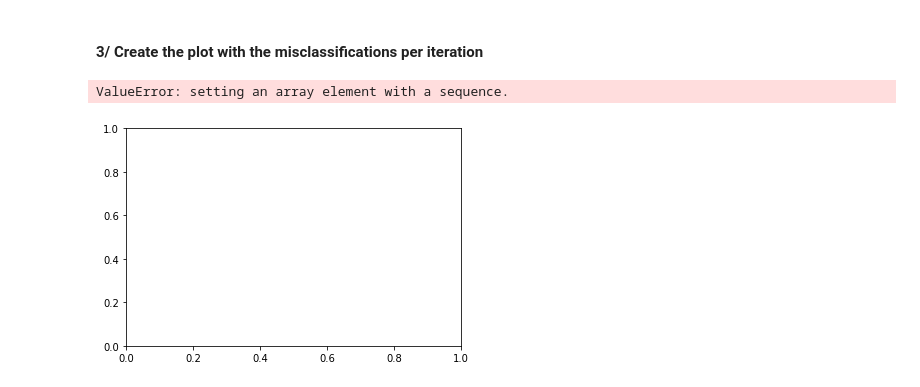
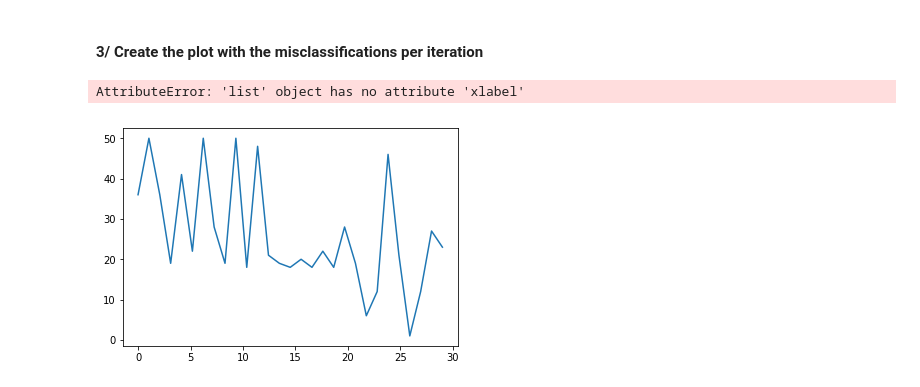
Before and after one commit to suizo12/TSM_DeLearn, a Jupyter notebook: work01/perceptron_learning_stud.ipynb, the cells around one changed output. Cells and saved outputs as stored; diff of their text form; code cells hidden in the pictures.

Commit message:
Added iterations/misclassified plot

```diff
--- a/work01/perceptron_learning_stud.ipynb
+++ b/work01/perceptron_learning_stud.ipynb
@@ -241,7 +241,7 @@ def train(weight_init, bias_init, x, y, alpha=1.0, debug=False, params_best=None
     while iterations <= max_iterations:
         xIdx,yIdx,misclassified = select_datapoint(x,y,weight,bias)
         if len(misclassified)!=0:
-            misclassified_counts.append(misclassified)
+            misclassified_counts.append(len(misclassified))
             weight_old,bias_old = weight,bias
             weight, bias = update(xIdx,yIdx,weight,bias,alpha)
             iterations += 1
@@ -321,8 +321,9 @@ Trained Params:  [[-4.99046876  2.92867787]] [-3.]
 # %%
 nit = len(misclassified_counts)
 it = np.linspace(0,nit,nit)
 
-plt.plot(it, misclassified_counts)
+a = plt.plot(it, misclassified_counts)
+a.xlabel("Iterations")
 # %% [output]
-ValueError: setting an array element with a sequence.
+AttributeError: 'list' object has no attribute 'xlabel'
-[figure, old version]
+[figure, new version]
```
